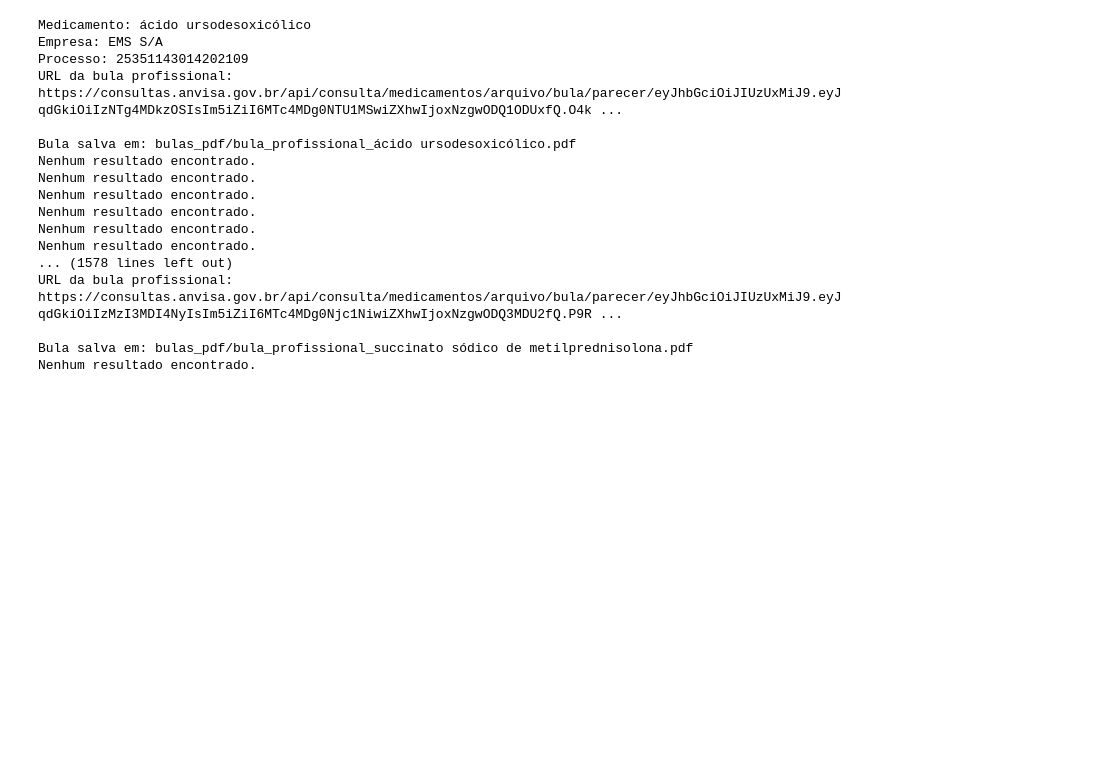
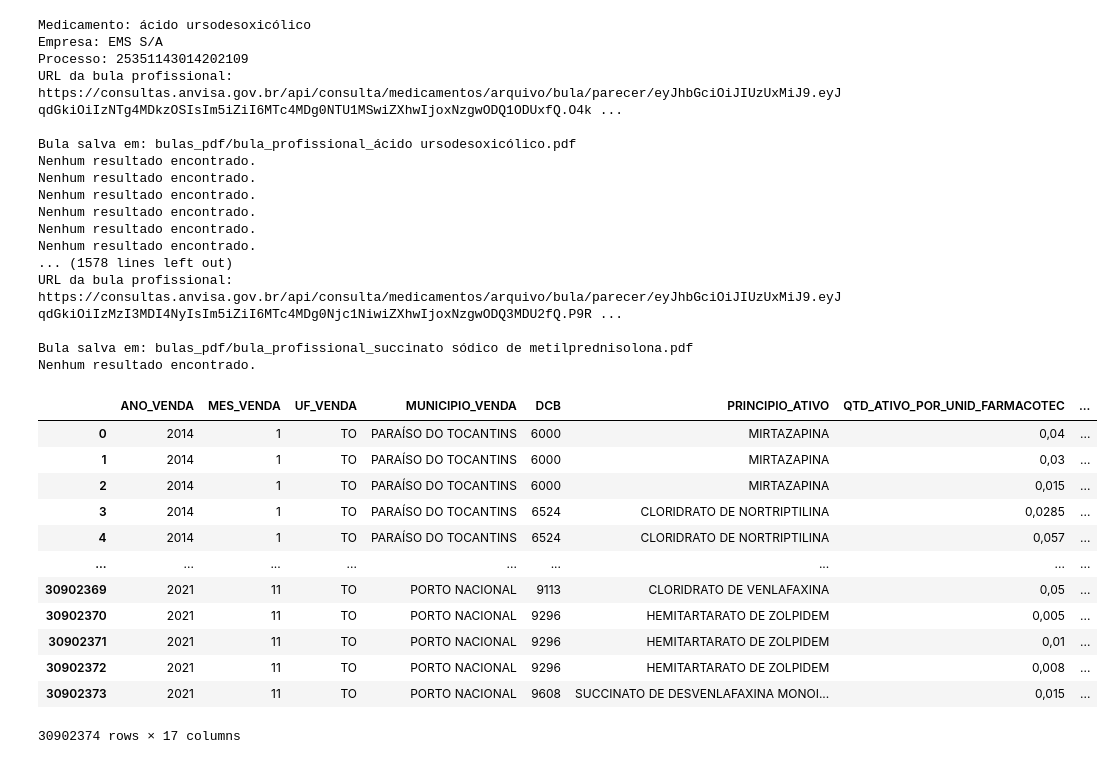
Before and after one commit to carolfmayca/parabula, a Jupyter notebook: src/processamento_bulas/pdfs_bulas.ipynb, the cells around one changed output. Saved outputs shown, nothing was run; the diff lists cells and outputs as text; code cells hidden in the pictures; blank space fills up the shorter version.

```diff
--- a/src/processamento_bulas/pdfs_bulas.ipynb
+++ b/src/processamento_bulas/pdfs_bulas.ipynb
@@ -523,3 +503,21 @@ URL da bula profissional: https://consultas.anvisa.gov.br/api/consulta/medicamen
 
 Bula salva em: bulas_pdf/bula_profissional_succinato sódico de metilprednisolona.pdf
 Nenhum resultado encontrado.
+# %%
+df = pd.read_csv("../../DB-Anvisa2.csv")
+# %%
+df
+# %% [output]
+|  | ANO_VENDA | MES_VENDA | UF_VENDA | MUNICIPIO_VENDA | DCB | PRINCIPIO_ATIVO | QTD_ATIVO_POR_UNID_FARMACOTEC | ... |
+| 0 | 2014 | 1 | TO | PARAÍSO DO TOCANTINS | 6000 | MIRTAZAPINA | 0,04 | ... |
+| 1 | 2014 | 1 | TO | PARAÍSO DO TOCANTINS | 6000 | MIRTAZAPINA | 0,03 | ... |
+| 2 | 2014 | 1 | TO | PARAÍSO DO TOCANTINS | 6000 | MIRTAZAPINA | 0,015 | ... |
+| 3 | 2014 | 1 | TO | PARAÍSO DO TOCANTINS | 6524 | CLORIDRATO DE NORTRIPTILINA | 0,0285 | ... |
+| 4 | 2014 | 1 | TO | PARAÍSO DO TOCANTINS | 6524 | CLORIDRATO DE NORTRIPTILINA | 0,057 | ... |
+| ... | ... | ... | ... | ... | ... | ... | ... | ... |
+| 30902369 | 2021 | 11 | TO | PORTO NACIONAL | 9113 | CLORIDRATO DE VENLAFAXINA | 0,05 | ... |
+| 30902370 | 2021 | 11 | TO | PORTO NACIONAL | 9296 | HEMITARTARATO DE ZOLPIDEM | 0,005 | ... |
+| 30902371 | 2021 | 11 | TO | PORTO NACIONAL | 9296 | HEMITARTARATO DE ZOLPIDEM | 0,01 | ... |
+| 30902372 | 2021 | 11 | TO | PORTO NACIONAL | 9296 | HEMITARTARATO DE ZOLPIDEM | 0,008 | ... |
+| 30902373 | 2021 | 11 | TO | PORTO NACIONAL | 9608 | SUCCINATO DE DESVENLAFAXINA MONOI... | 0,015 | ... |
+30902374 rows × 17 columns
```
Also changed, not shown: parts of 7 cells of this notebook, 2 other files.
